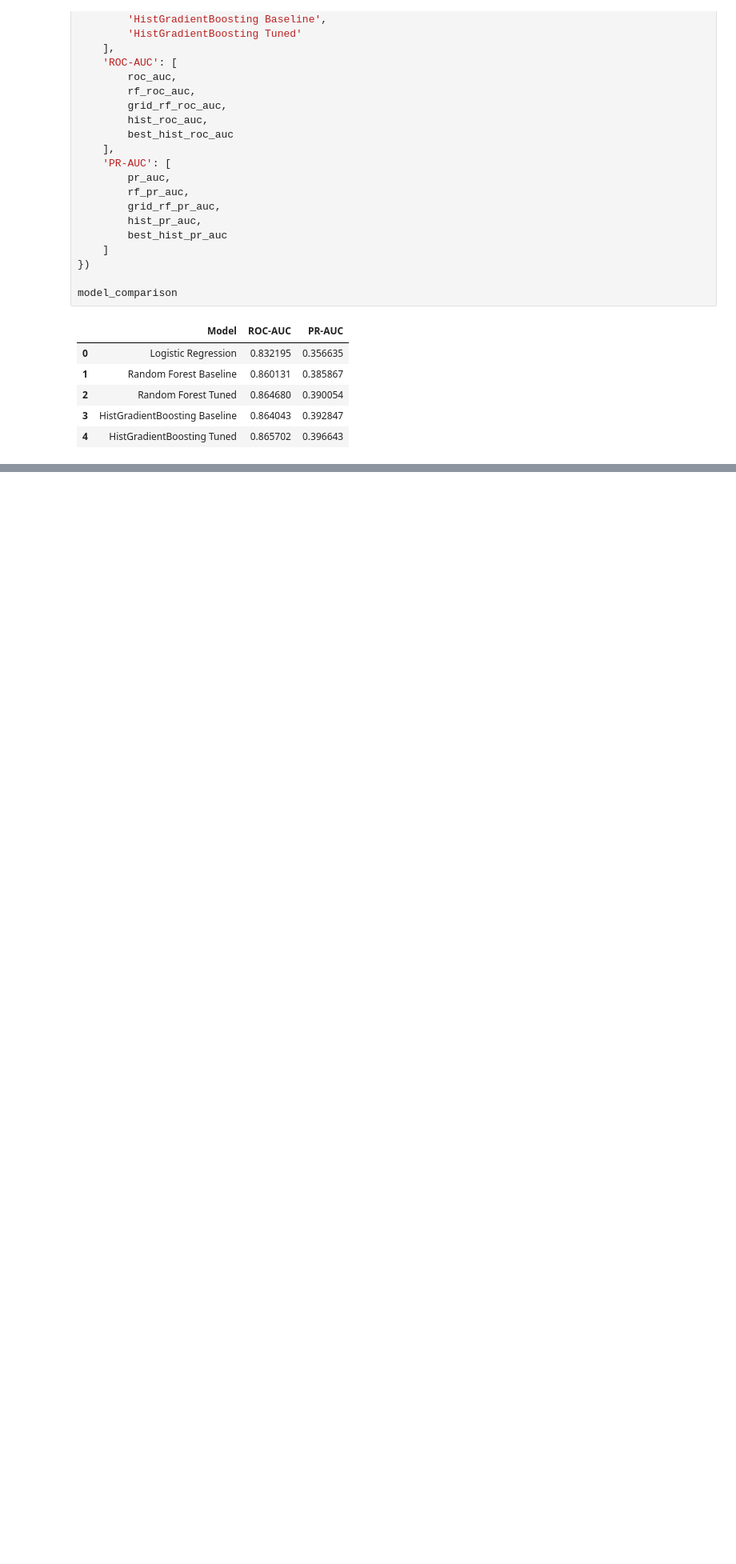
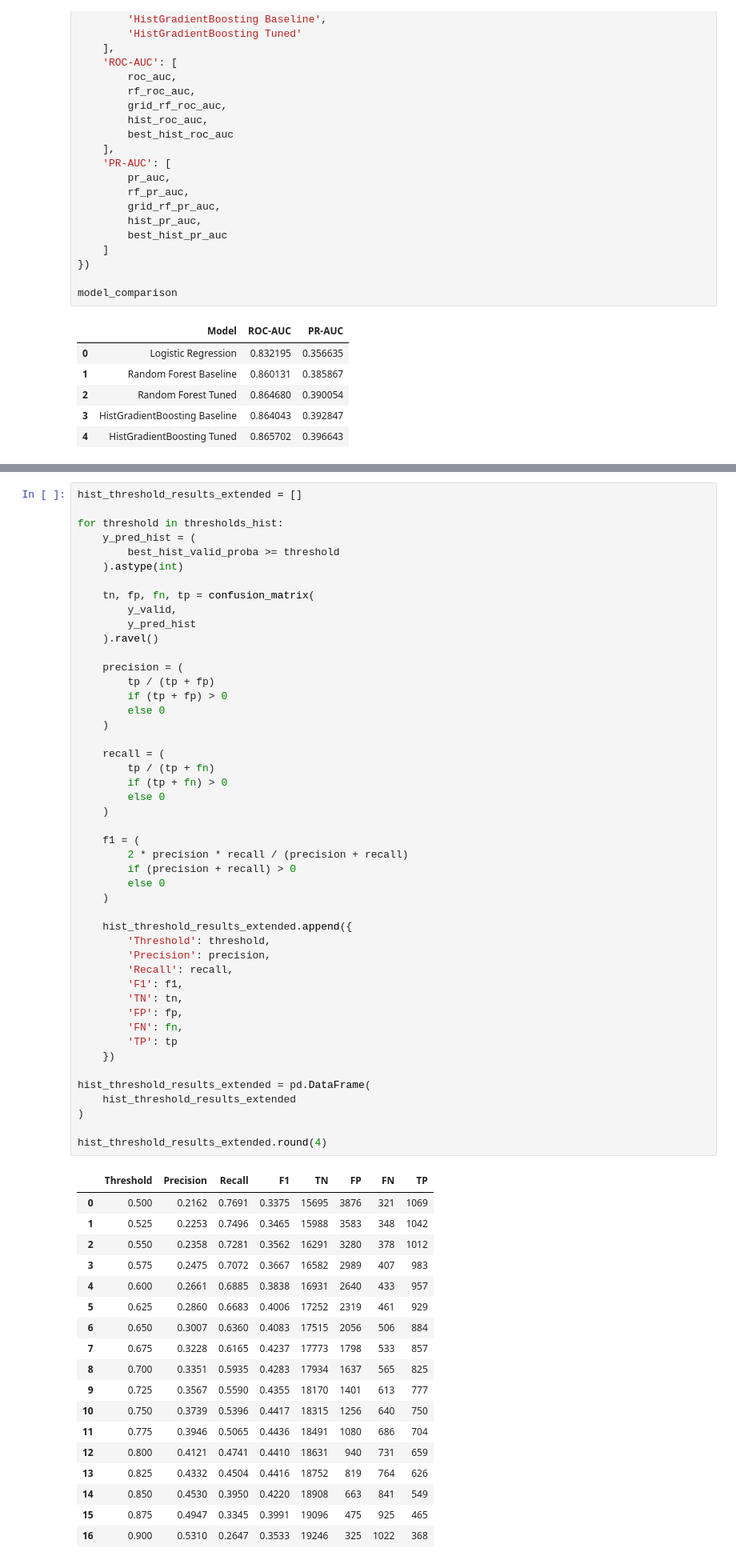
Before and after one commit to Randysman/credit_score, a Jupyter notebook: Modeling.ipynb, the cells around one changed output, grey strips where cells are left out. Shown at 80% size. Cells and saved outputs as stored; diff of their text form; blank space fills up the shorter version.

```diff
--- a/Modeling.ipynb
+++ b/Modeling.ipynb
@@ -1317,0 +1371,66 @@ model_comparison
+# %%
+hist_threshold_results_extended = []
+
+for threshold in thresholds_hist:
+    y_pred_hist = (
+        best_hist_valid_proba >= threshold
+    ).astype(int)
+
+    tn, fp, fn, tp = confusion_matrix(
+        y_valid,
+        y_pred_hist
+    ).ravel()
+
+    precision = (
+        tp / (tp + fp)
+        if (tp + fp) > 0
+        else 0
+    )
+
+    recall = (
+        tp / (tp + fn)
+        if (tp + fn) > 0
+        else 0
+    )
+
+    f1 = (
+        2 * precision * recall / (precision + recall)
+        if (precision + recall) > 0
+        else 0
+    )
+
+    hist_threshold_results_extended.append({
+        'Threshold': threshold,
+        'Precision': precision,
+        'Recall': recall,
+        'F1': f1,
+        'TN': tn,
+        'FP': fp,
+        'FN': fn,
+        'TP': tp
+    })
+
+hist_threshold_results_extended = pd.DataFrame(
+    hist_threshold_results_extended
+)
+
+hist_threshold_results_extended.round(4)
+# %% [output]
+|  | Threshold | Precision | Recall | F1 | TN | FP | FN | TP |
+| 0 | 0.500 | 0.2162 | 0.7691 | 0.3375 | 15695 | 3876 | 321 | 1069 |
+| 1 | 0.525 | 0.2253 | 0.7496 | 0.3465 | 15988 | 3583 | 348 | 1042 |
+| 2 | 0.550 | 0.2358 | 0.7281 | 0.3562 | 16291 | 3280 | 378 | 1012 |
+| 3 | 0.575 | 0.2475 | 0.7072 | 0.3667 | 16582 | 2989 | 407 | 983 |
+| 4 | 0.600 | 0.2661 | 0.6885 | 0.3838 | 16931 | 2640 | 433 | 957 |
+| 5 | 0.625 | 0.2860 | 0.6683 | 0.4006 | 17252 | 2319 | 461 | 929 |
+| 6 | 0.650 | 0.3007 | 0.6360 | 0.4083 | 17515 | 2056 | 506 | 884 |
+| 7 | 0.675 | 0.3228 | 0.6165 | 0.4237 | 17773 | 1798 | 533 | 857 |
+| 8 | 0.700 | 0.3351 | 0.5935 | 0.4283 | 17934 | 1637 | 565 | 825 |
+| 9 | 0.725 | 0.3567 | 0.5590 | 0.4355 | 18170 | 1401 | 613 | 777 |
+| 10 | 0.750 | 0.3739 | 0.5396 | 0.4417 | 18315 | 1256 | 640 | 750 |
+| 11 | 0.775 | 0.3946 | 0.5065 | 0.4436 | 18491 | 1080 | 686 | 704 |
+| 12 | 0.800 | 0.4121 | 0.4741 | 0.4410 | 18631 | 940 | 731 | 659 |
+| 13 | 0.825 | 0.4332 | 0.4504 | 0.4416 | 18752 | 819 | 764 | 626 |
+| 14 | 0.850 | 0.4530 | 0.3950 | 0.4220 | 18908 | 663 | 841 | 549 |
+| 15 | 0.875 | 0.4947 | 0.3345 | 0.3991 | 19096 | 475 | 925 | 465 |
+| 16 | 0.900 | 0.5310 | 0.2647 | 0.3533 | 19246 | 325 | 1022 | 368 |
```
Also changed, not shown: parts of 7 cells of this notebook.
